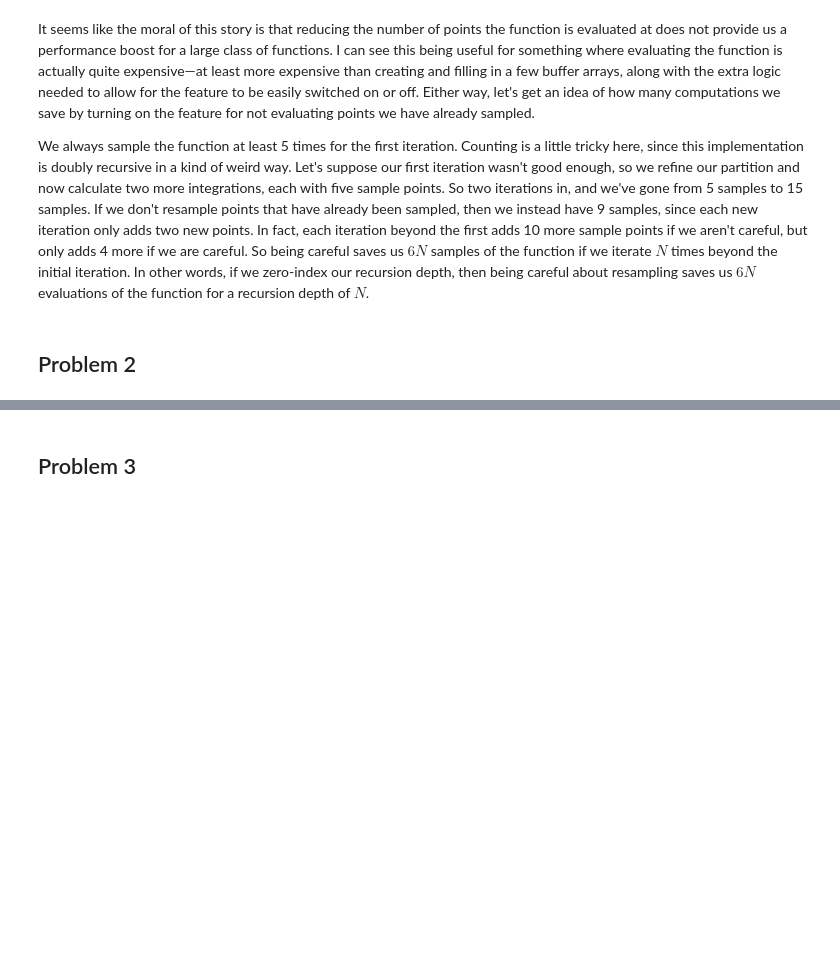
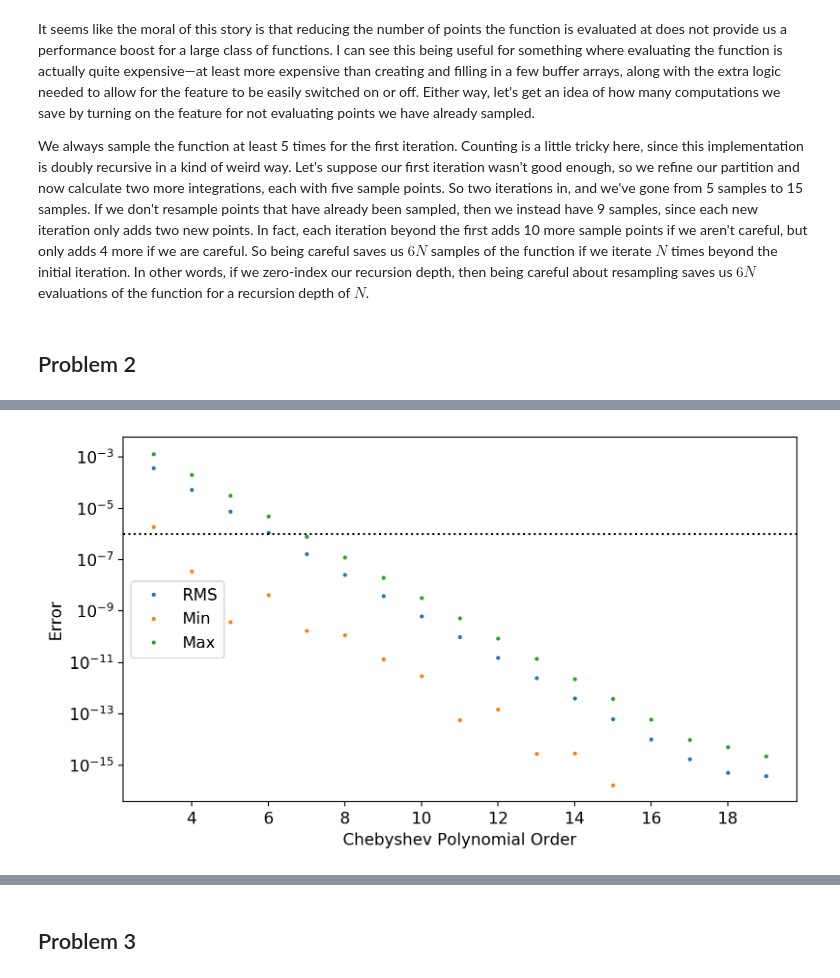
Before and after one commit to r-pascua/phys_512_f2020, a Jupyter notebook: PS2/PS2.ipynb, the cells around one changed output, grey strips where cells are left out. Saved outputs shown, nothing was run; the diff lists cells and outputs as text; code cells hidden in the pictures; blank space fills up the shorter version.

```diff
--- a/PS2/PS2.ipynb
+++ b/PS2/PS2.ipynb
@@ -188,0 +221,29 @@ plt.plot(xvals, y_est)
+# %%
+rms_errors = {}
+min_errors = {}
+max_errors = {}
+
+# Explicitly re-define the function being used and the domain for good measure.
+func = np.log2
+xmin, xmax = 0.5, 1.0
+for order in range(3, 20):
+    coeffs = chebyshev_polyfit(func, order=order, xmin=xmin, xmax=xmax)
+    xvals = np.linspace(xmin, xmax, 1000)
+    cheb_basis = build_cheb_basis(rescale_domain(xvals), order)
+    y_true = np.log2(xvals)
+    y_fit = cheb_basis @ coeffs
+    rms_errors[order] = np.std(y_true - y_fit)
+    min_errors[order] = np.abs(y_true - y_fit).min()
+    max_errors[order] = np.abs(y_true - y_fit).max()
+# %%
+fig = plt.figure()
+ax = fig.add_subplot(111)
+ax.set_xlabel("Chebyshev Polynomial Order")
+ax.set_ylabel("Error")
+ax.set_yscale("log")
+for label, errors in zip(("RMS", "Min", "Max"), (rms_errors, min_errors, max_errors)):
+    ax.plot(list(errors.keys()), list(errors.values()), lw=0, marker="o", ms=2, label=label)
+ax.axhline(1e-6, ls=":", color="k")
+ax.legend(loc="center left");
+# %% [output]
+[figure, added]
```
Also changed, not shown: parts of 36 cells of this notebook.
